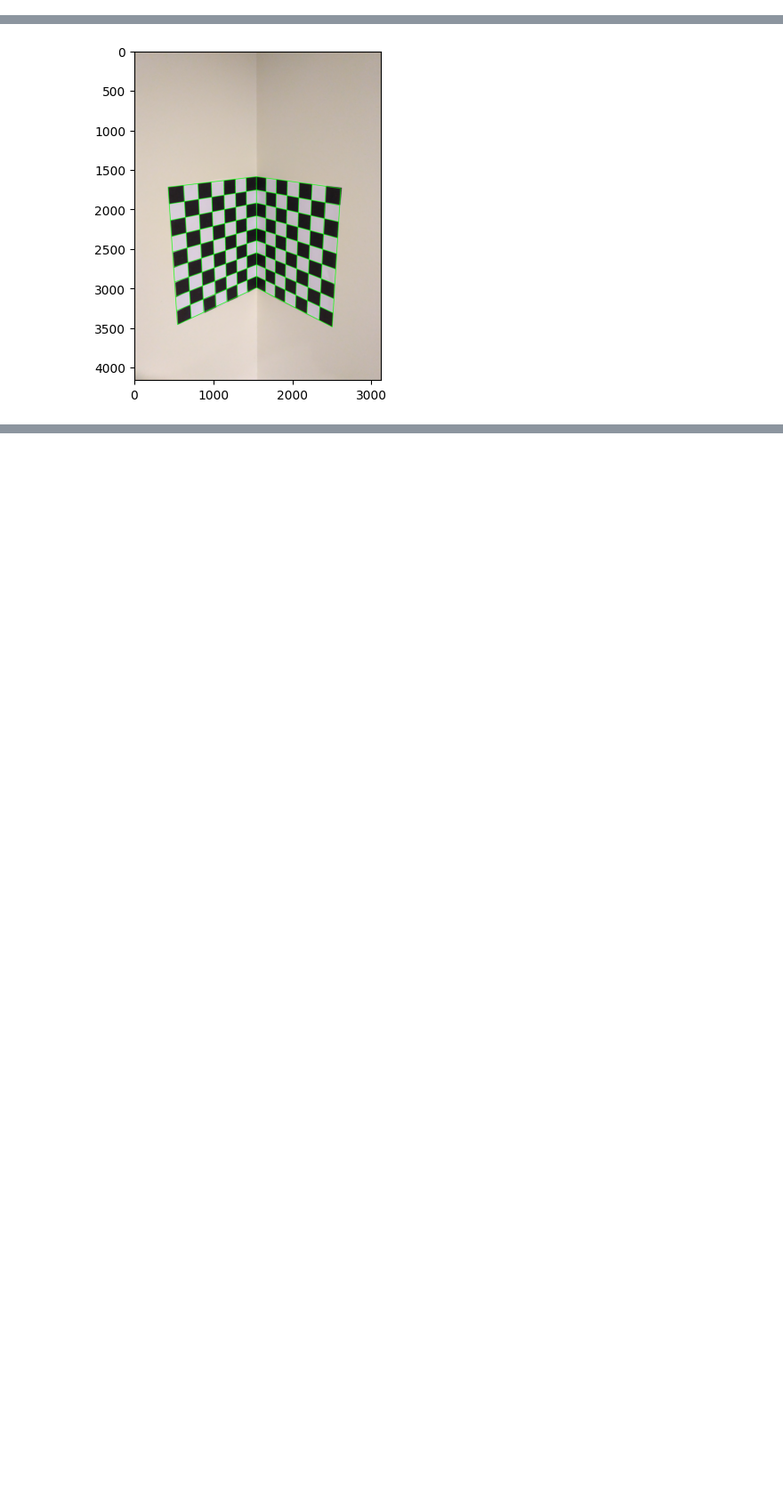
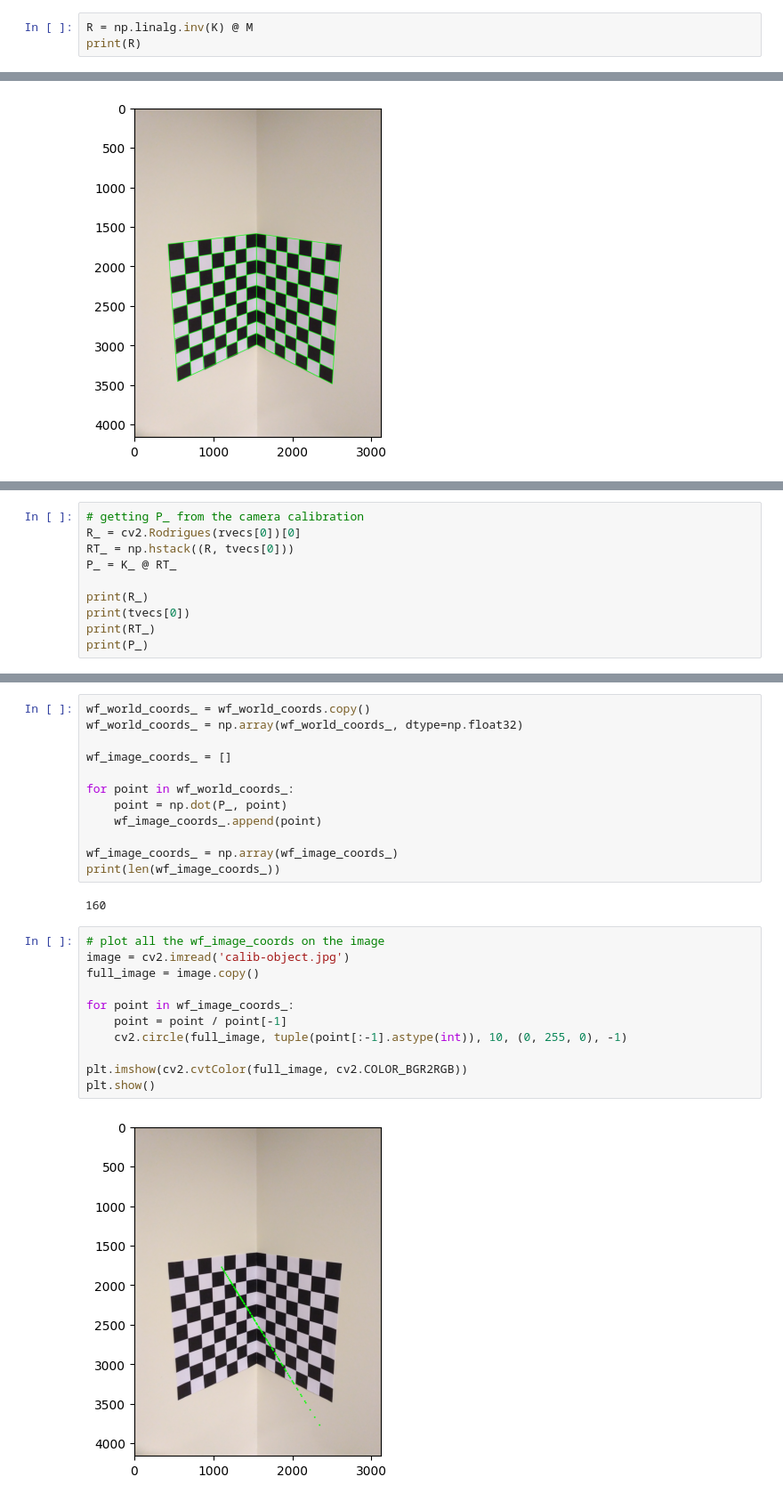
Before and after one commit to Harshavardhan-Pandurangan/CV-Assignment1, a Jupyter notebook: 2021111003.ipynb, the cells around one changed output, grey strips where cells are left out. Shown at 89% size. Cells and saved outputs as stored; diff of their text form; blank space fills up the shorter version.

```diff
--- a/2021111003.ipynb
+++ b/2021111003.ipynb
@@ -197,0 +207,3 @@ array([ 3.00813397e-01,  9.51776373e-01, -6.79172839e-04])
+# %%
+R = np.linalg.inv(K) @ M
+print(R)
@@ -262,0 +404,10 @@ plt.show()
+# %%
+# getting P_ from the camera calibration
+R_ = cv2.Rodrigues(rvecs[0])[0]
+RT_ = np.hstack((R, tvecs[0]))
+P_ = K_ @ RT_
+
+print(R_)
+print(tvecs[0])
+print(RT_)
+print(P_)
@@ -262,0 +427,27 @@ plt.show()
+# %%
+wf_world_coords_ = wf_world_coords.copy()
+wf_world_coords_ = np.array(wf_world_coords_, dtype=np.float32)
+
+wf_image_coords_ = []
+
+for point in wf_world_coords_:
+    point = np.dot(P_, point)
+    wf_image_coords_.append(point)
+
+wf_image_coords_ = np.array(wf_image_coords_)
+print(len(wf_image_coords_))
+# %% [output]
+160
+# %%
+# plot all the wf_image_coords on the image
+image = cv2.imread('calib-object.jpg')
+full_image = image.copy()
+
+for point in wf_image_coords_:
+    point = point / point[-1]
+    cv2.circle(full_image, tuple(point[:-1].astype(int)), 10, (0, 255, 0), -1)
+
+plt.imshow(cv2.cvtColor(full_image, cv2.COLOR_BGR2RGB))
+plt.show()
+# %% [output]
+[figure, added]
```
Also changed, not shown: parts of 12 cells of this notebook.
